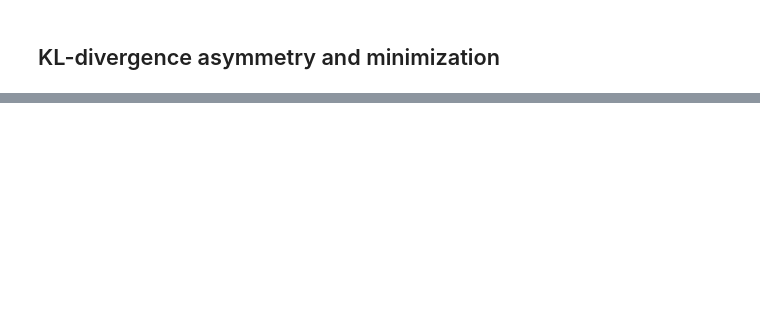
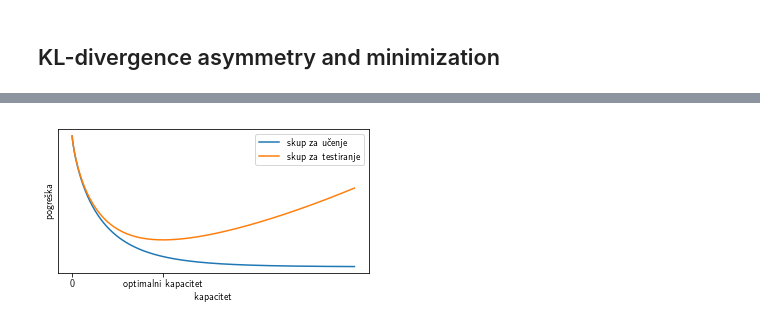
Before and after one commit to Ivan1248/deep-learning-uncertainty, a Jupyter notebook: notebooks/figures.ipynb, the cells around one changed output, grey strips where cells are left out. Cells and saved outputs as stored; diff of their text form; code cells hidden in the pictures; blank space fills up the shorter version.

```diff
--- a/notebooks/figures.ipynb
+++ b/notebooks/figures.ipynb
@@ -244,0 +290,19 @@ fig.savefig('../data/plots/dkl-asymmetry.pdf')
+# %%
+w, h = figsize()
+fig, ax = plt.subplots(figsize=(w*0.8,h*0.7))
+x = np.linspace(0, 10, 10000)
+err_train = np.exp(-x**0.8)
+err_test = err_train + 0.003*(x**2 + 10*x)
+x_opt = x[np.argmin(err_test)]
+ax.plot(x, err_train, label="skup za učenje")
+ax.plot(x, err_test, label="skup za testiranje")
+#plt.axvline(x=x_opt, color='g', alpha=0.5)
+plt.legend()
+plt.xlabel("kapacitet")
+plt.ylabel("pogreška")
+plt.xticks([0,x_opt], [0, "optimalni kapacitet"])
+plt.yticks([], [])
+fig.tight_layout(pad=0.1)
+plt.show()
+# %% [output]
+[figure, added]
```
Also changed, not shown: parts of 7 cells of this notebook.
